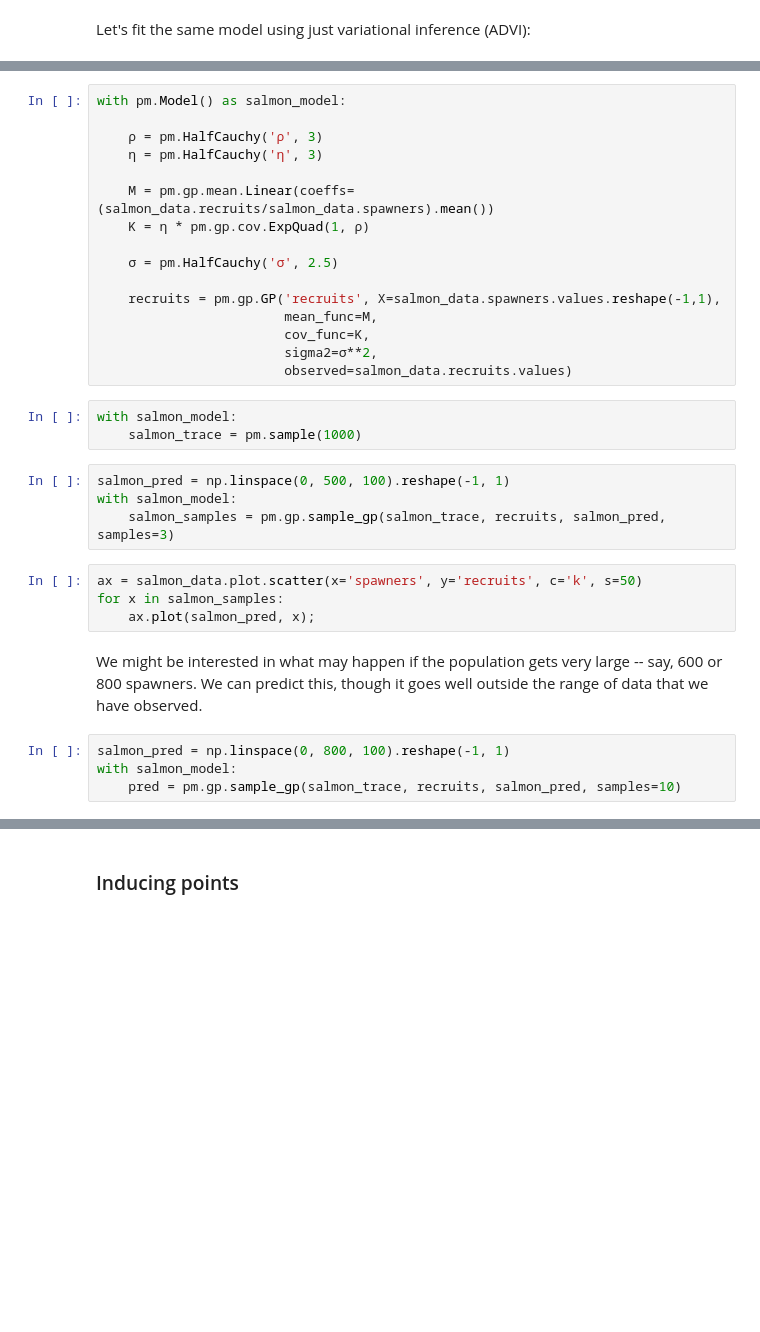
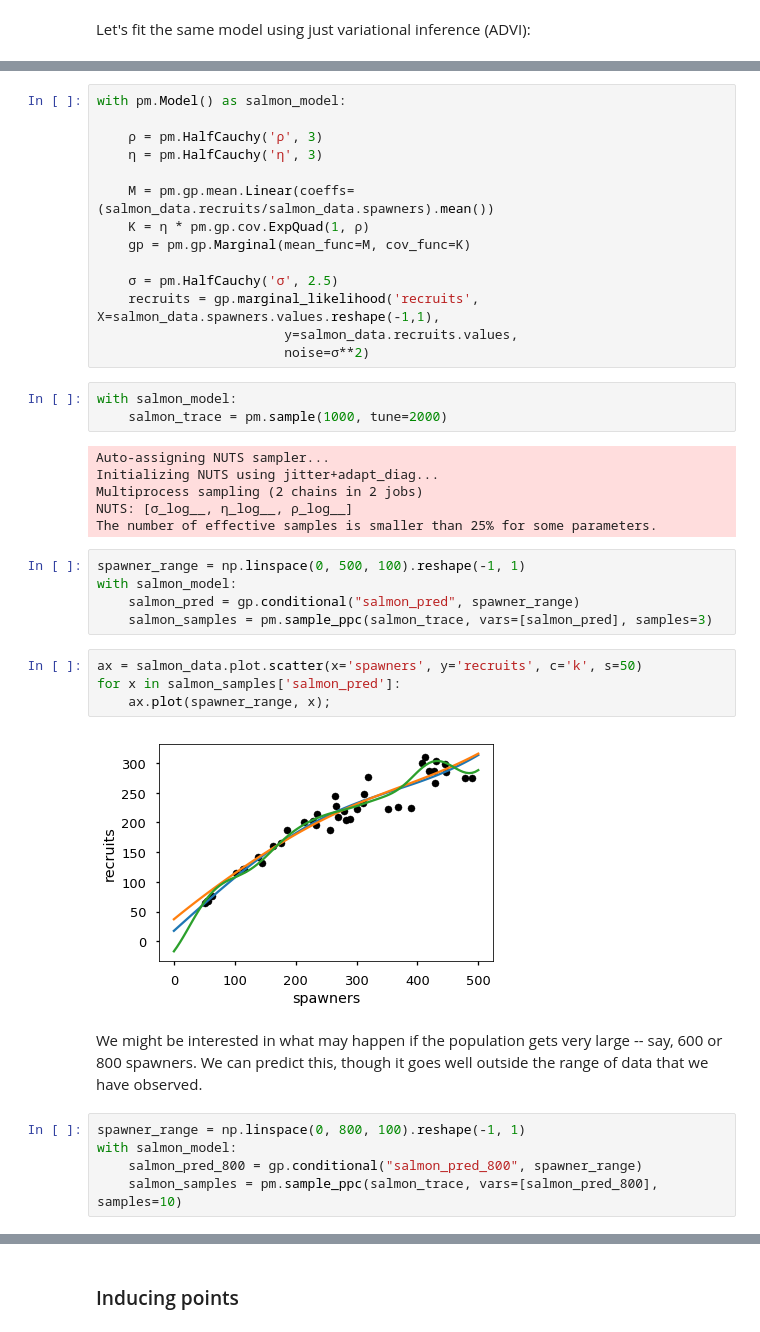
Before and after one commit to fonnesbeck/bayesian_mixer_london_2017, a Jupyter notebook: pymc3_gp.ipynb, the cells around one changed output, grey strips where cells are left out. Saved outputs shown, nothing was run; the diff lists cells and outputs as text; blank space fills up the shorter version.

```diff
--- a/pymc3_gp.ipynb
+++ b/pymc3_gp.ipynb
@@ -490,30 +555,38 @@ with pm.Model() as salmon_model:
 
     M = pm.gp.mean.Linear(coeffs=(salmon_data.recruits/salmon_data.spawners).mean())
     K = η * pm.gp.cov.ExpQuad(1, ρ)
+    gp = pm.gp.Marginal(mean_func=M, cov_func=K)
 
     σ = pm.HalfCauchy('σ', 2.5)
-
-    recruits = pm.gp.GP('recruits', X=salmon_data.spawners.values.reshape(-1,1),
-                        mean_func=M,
-                        cov_func=K,
-                        sigma2=σ**2,
-                        observed=salmon_data.recruits.values)
+    recruits = gp.marginal_likelihood('recruits', X=salmon_data.spawners.values.reshape(-1,1),
+                        y=salmon_data.recruits.values,
+                        noise=σ**2)
 # %%
 with salmon_model:
-    salmon_trace = pm.sample(1000)
+    salmon_trace = pm.sample(1000, tune=2000)
+# %% [output]
+Auto-assigning NUTS sampler...
+Initializing NUTS using jitter+adapt_diag...
+Multiprocess sampling (2 chains in 2 jobs)
+NUTS: [σ_log__, η_log__, ρ_log__]
+The number of effective samples is smaller than 25% for some parameters.
 # %%
-salmon_pred = np.linspace(0, 500, 100).reshape(-1, 1)
+spawner_range = np.linspace(0, 500, 100).reshape(-1, 1)
 with salmon_model:
-    salmon_samples = pm.gp.sample_gp(salmon_trace, recruits, salmon_pred, samples=3)
+    salmon_pred = gp.conditional("salmon_pred", spawner_range)
+    salmon_samples = pm.sample_ppc(salmon_trace, vars=[salmon_pred], samples=3)
 # %%
 ax = salmon_data.plot.scatter(x='spawners', y='recruits', c='k', s=50)
-for x in salmon_samples:
-    ax.plot(salmon_pred, x);
+for x in salmon_samples['salmon_pred']:
+    ax.plot(spawner_range, x);
+# %% [output]
+[figure, added]
 # %% [markdown]
 We might be interested in what may happen if the population gets very large -- say, 600 or 800 spawners. We can predict this, though it goes well outside the range of data that we have observed.
 # %%
-salmon_pred = np.linspace(0, 800, 100).reshape(-1, 1)
+spawner_range = np.linspace(0, 800, 100).reshape(-1, 1)
 with salmon_model:
-    pred = pm.gp.sample_gp(salmon_trace, recruits, salmon_pred, samples=10)
+    salmon_pred_800 = gp.conditional("salmon_pred_800", spawner_range)
+    salmon_samples = pm.sample_ppc(salmon_trace, vars=[salmon_pred_800], samples=10)
 # %%
 ax = salmon_data.plot.scatter(x='spawners', y='recruits', c='k', s=50)
```
Also changed, not shown: parts of 68 cells of this notebook.
